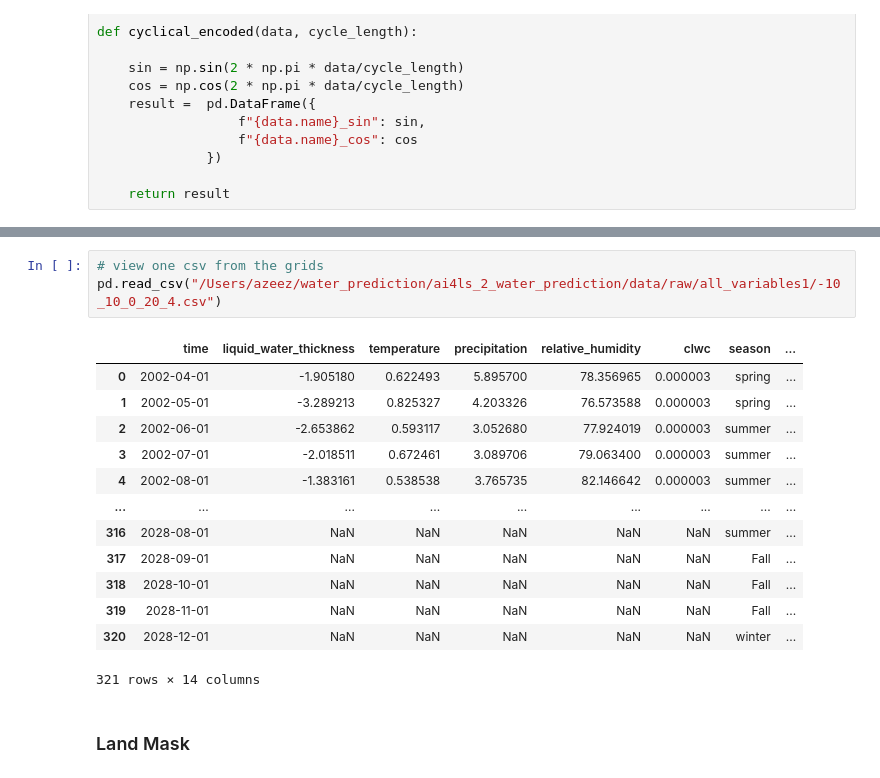
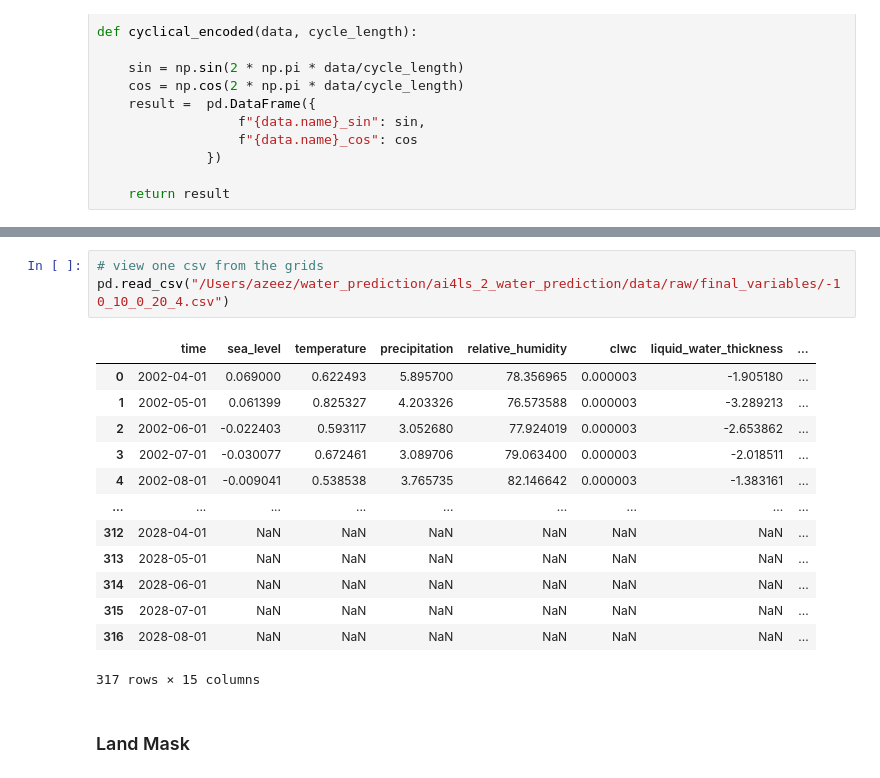
Before and after one commit to Ainard09/ai4ls_2_water_prediction, a Jupyter notebook: Task_2/CSR_GRACE.ipynb, the cells around one changed output, grey strips where cells are left out. Drawn from its saved outputs; the diff is of its cells as text.

```diff
--- a/Task_2/CSR_GRACE.ipynb
+++ b/Task_2/CSR_GRACE.ipynb
@@ -1130,21 +1130,21 @@ for filename in filenames:
     df_exogenous_features.to_csv(filepath, index=False)
 # %%
 # view one csv from the grids
-pd.read_csv("/Users/azeez/water_prediction/ai4ls_2_water_prediction/data/raw/all_variables1/-10_10_0_20_4.csv")
+pd.read_csv("/Users/azeez/water_prediction/ai4ls_2_water_prediction/data/raw/final_variables/-10_10_0_20_4.csv")
 # %% [output]
-|  | time | liquid_water_thickness | temperature | precipitation | relative_humidity | clwc | season | ... |
-| 0 | 2002-04-01 | -1.905180 | 0.622493 | 5.895700 | 78.356965 | 0.000003 | spring | ... |
-| 1 | 2002-05-01 | -3.289213 | 0.825327 | 4.203326 | 76.573588 | 0.000003 | spring | ... |
-| 2 | 2002-06-01 | -2.653862 | 0.593117 | 3.052680 | 77.924019 | 0.000003 | summer | ... |
-| 3 | 2002-07-01 | -2.018511 | 0.672461 | 3.089706 | 79.063400 | 0.000003 | summer | ... |
-| 4 | 2002-08-01 | -1.383161 | 0.538538 | 3.765735 | 82.146642 | 0.000003 | summer | ... |
+|  | time | sea_level | temperature | precipitation | relative_humidity | clwc | liquid_water_thickness | ... |
+| 0 | 2002-04-01 | 0.069000 | 0.622493 | 5.895700 | 78.356965 | 0.000003 | -1.905180 | ... |
+| 1 | 2002-05-01 | 0.061399 | 0.825327 | 4.203326 | 76.573588 | 0.000003 | -3.289213 | ... |
+| 2 | 2002-06-01 | -0.022403 | 0.593117 | 3.052680 | 77.924019 | 0.000003 | -2.653862 | ... |
+| 3 | 2002-07-01 | -0.030077 | 0.672461 | 3.089706 | 79.063400 | 0.000003 | -2.018511 | ... |
+| 4 | 2002-08-01 | -0.009041 | 0.538538 | 3.765735 | 82.146642 | 0.000003 | -1.383161 | ... |
 | ... | ... | ... | ... | ... | ... | ... | ... | ... |
-| 316 | 2028-08-01 | NaN | NaN | NaN | NaN | NaN | summer | ... |
-| 317 | 2028-09-01 | NaN | NaN | NaN | NaN | NaN | Fall | ... |
-| 318 | 2028-10-01 | NaN | NaN | NaN | NaN | NaN | Fall | ... |
-| 319 | 2028-11-01 | NaN | NaN | NaN | NaN | NaN | Fall | ... |
-| 320 | 2028-12-01 | NaN | NaN | NaN | NaN | NaN | winter | ... |
+| 312 | 2028-04-01 | NaN | NaN | NaN | NaN | NaN | NaN | ... |
+| 313 | 2028-05-01 | NaN | NaN | NaN | NaN | NaN | NaN | ... |
+| 314 | 2028-06-01 | NaN | NaN | NaN | NaN | NaN | NaN | ... |
+| 315 | 2028-07-01 | NaN | NaN | NaN | NaN | NaN | NaN | ... |
+| 316 | 2028-08-01 | NaN | NaN | NaN | NaN | NaN | NaN | ... |
-321 rows × 14 columns
+317 rows × 15 columns
 # %% [markdown]
 ### Land Mask
 # %%
```
Also changed, not shown: parts of 4 cells of this notebook.
